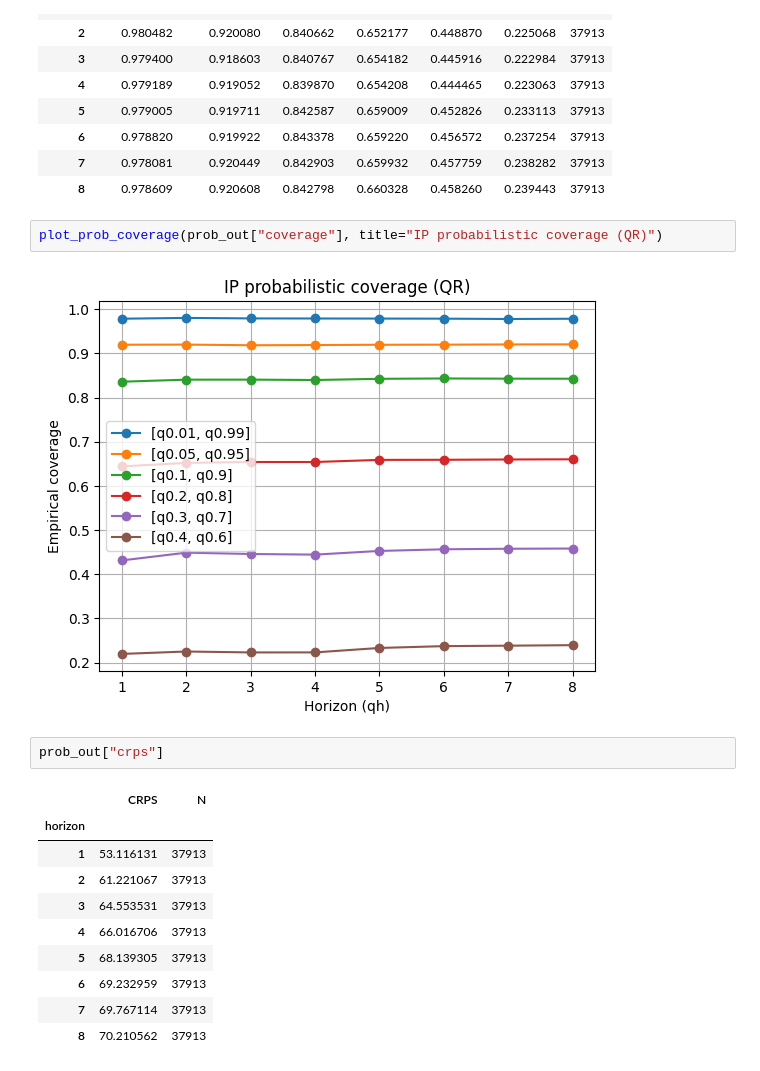
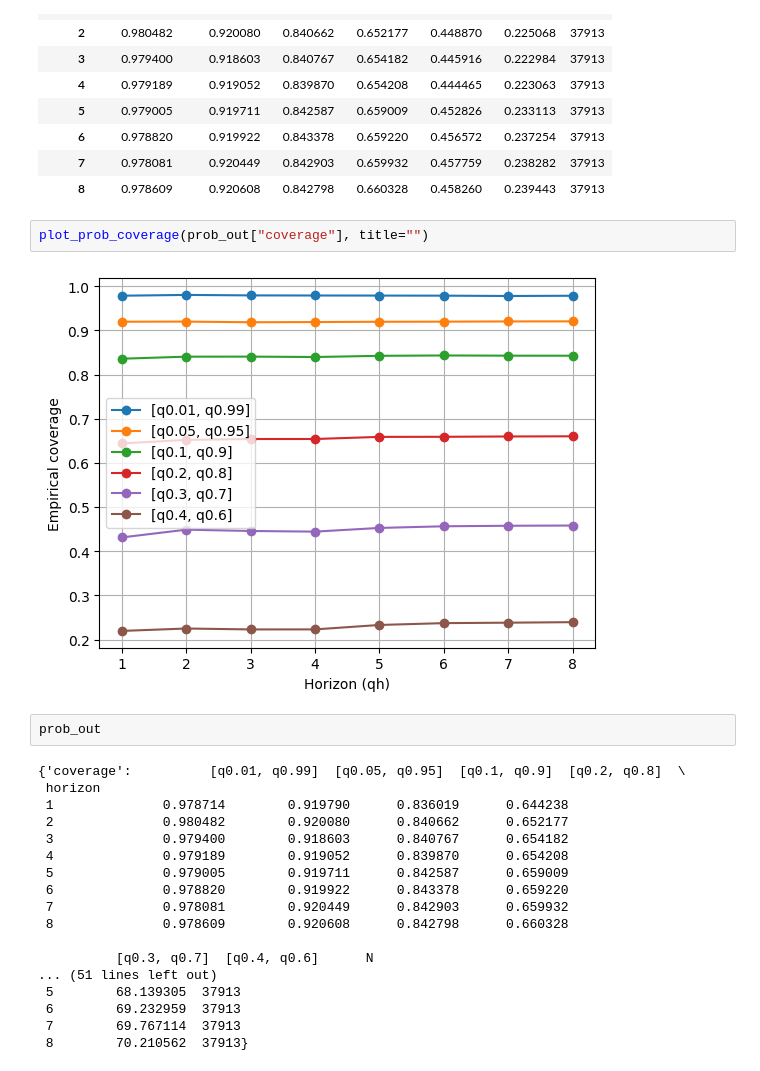
Before and after one commit to arnaud-vs/battery-control, a Jupyter notebook: DA_Optimization_Git/Notebooks/Test_forecast_accuracy.ipynb, the cells around one changed output. Saved outputs shown, nothing was run; the diff lists cells and outputs as text.

```diff
--- a/DA_Optimization_Git/Notebooks/Test_forecast_accuracy.ipynb
+++ b/DA_Optimization_Git/Notebooks/Test_forecast_accuracy.ipynb
@@ -94,22 +97,29 @@ prob_out["coverage"]
 | 7 | 0.978081 | 0.920449 | 0.842903 | 0.659932 | 0.457759 | 0.238282 | 37913 |
 | 8 | 0.978609 | 0.920608 | 0.842798 | 0.660328 | 0.458260 | 0.239443 | 37913 |
 # %%
-plot_prob_coverage(prob_out["coverage"], title="IP probabilistic coverage (QR)")
+plot_prob_coverage(prob_out["coverage"], title="")
 # %% [output]
-[figure, old version]
+[figure, new version]
 # %%
-prob_out["crps"]
+prob_out
 # %% [output]
-|  | CRPS | N |
-| horizon |  |  |
-| 1 | 53.116131 | 37913 |
-| 2 | 61.221067 | 37913 |
-| 3 | 64.553531 | 37913 |
-| 4 | 66.016706 | 37913 |
-| 5 | 68.139305 | 37913 |
-| 6 | 69.232959 | 37913 |
-| 7 | 69.767114 | 37913 |
-| 8 | 70.210562 | 37913 |
+{'coverage':          [q0.01, q0.99]  [q0.05, q0.95]  [q0.1, q0.9]  [q0.2, q0.8]  \
+ horizon
+ 1              0.978714        0.919790      0.836019      0.644238
+ 2              0.980482        0.920080      0.840662      0.652177
+ 3              0.979400        0.918603      0.840767      0.654182
+ 4              0.979189        0.919052      0.839870      0.654208
+ 5              0.979005        0.919711      0.842587      0.659009
+ 6              0.978820        0.919922      0.843378      0.659220
+ 7              0.978081        0.920449      0.842903      0.659932
+ 8              0.978609        0.920608      0.842798      0.660328
+
+          [q0.3, q0.7]  [q0.4, q0.6]      N
+... (51 lines left out)
+ 5        68.139305  37913
+ 6        69.232959  37913
+ 7        69.767114  37913
+ 8        70.210562  37913}
 # %%
 # Calibration curve for a chosen horizon
 plot_calibration_curve(prob_out["calibration"], horizon=1)
```
Also changed, not shown: parts of 6 cells of this notebook, 22 other files.
